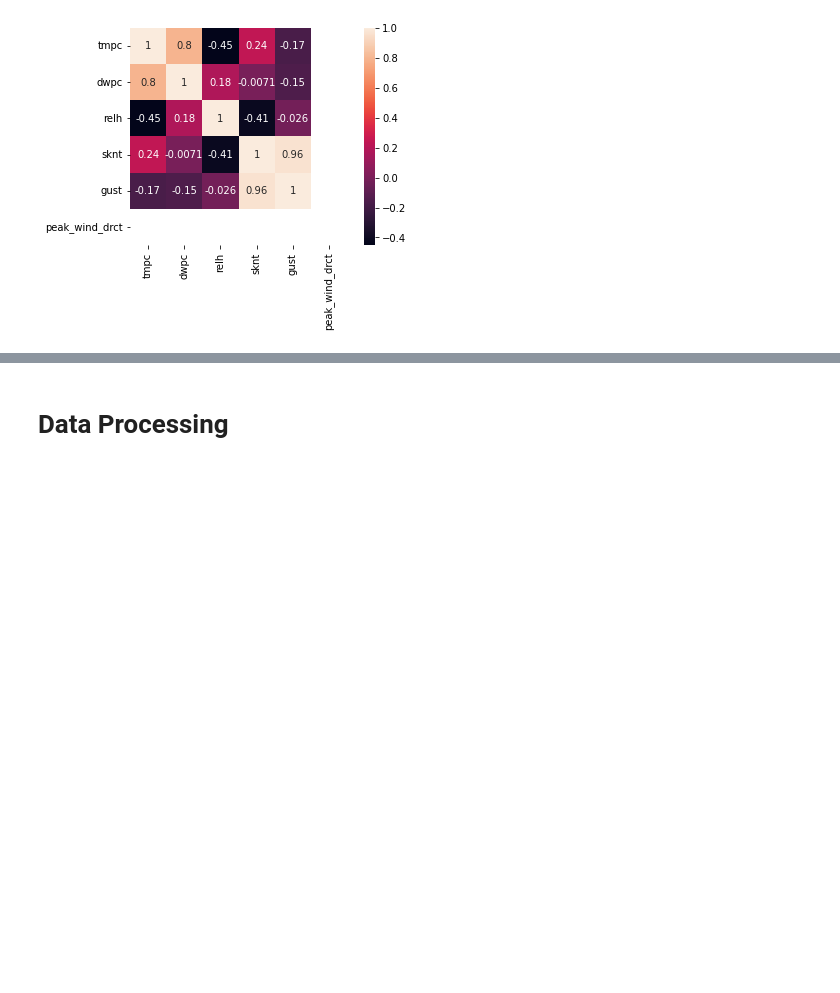
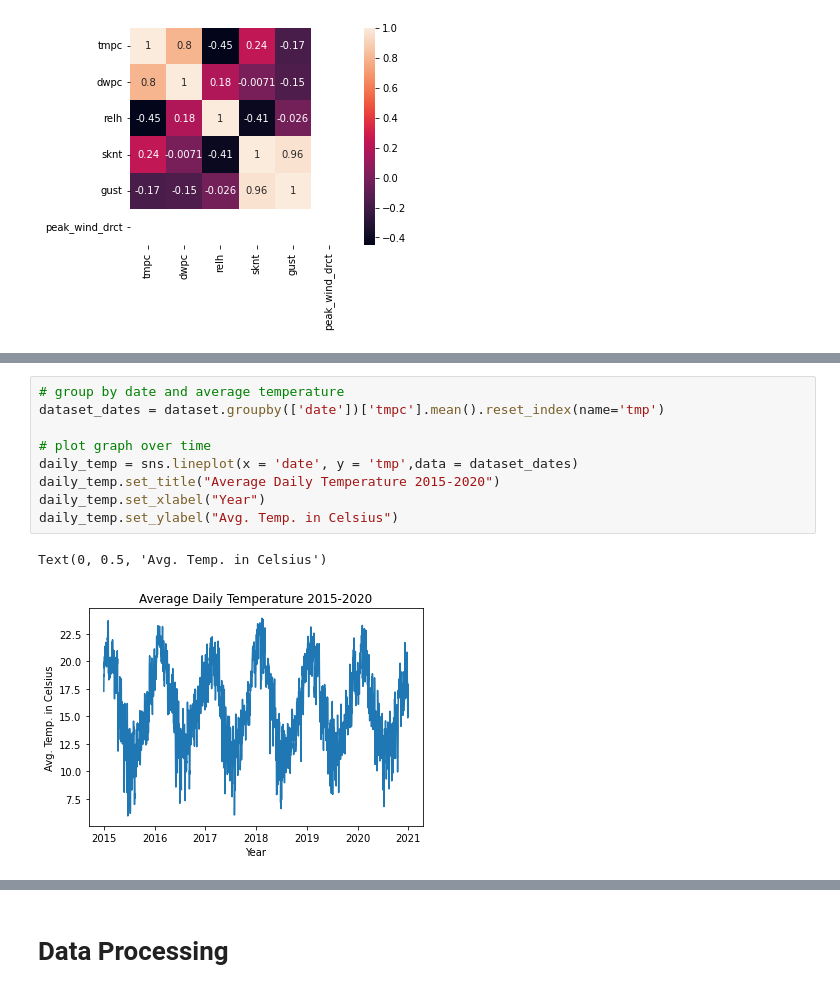
Before and after one commit to lilbingbo/2022-Phase-2, a Jupyter notebook: 3. Data Science/submission.ipynb, the cells around one changed output, grey strips where cells are left out. Cells and saved outputs as stored; diff of their text form; blank space fills up the shorter version.

```diff
--- a/3. Data Science/submission.ipynb
+++ b/3. Data Science/submission.ipynb
@@ -81,0 +122,12 @@ Average Yearly Temperature Graphed Over Time:
+# %%
+# group by date and average temperature
+dataset_dates = dataset.groupby(['date'])['tmpc'].mean().reset_index(name='tmp')
+
+# plot graph over time
+daily_temp = sns.lineplot(x = 'date', y = 'tmp',data = dataset_dates)
+daily_temp.set_title("Average Daily Temperature 2015-2020")
+daily_temp.set_xlabel("Year")
+daily_temp.set_ylabel("Avg. Temp. in Celsius")
+# %% [output]
+Text(0, 0.5, 'Avg. Temp. in Celsius')
+[figure, added]
```
Also changed, not shown: parts of 30 cells of this notebook, 2 other files.
